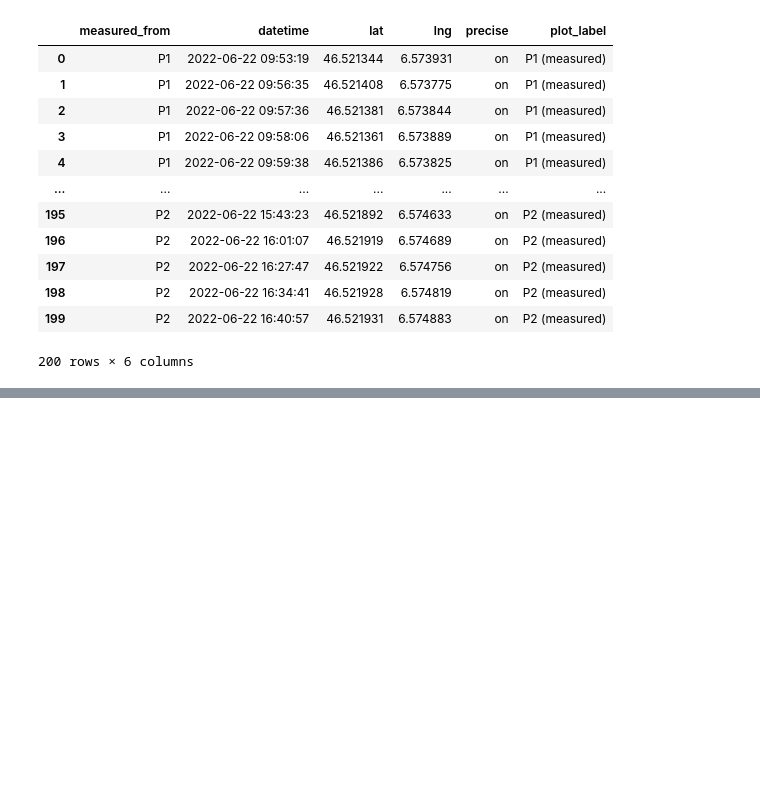
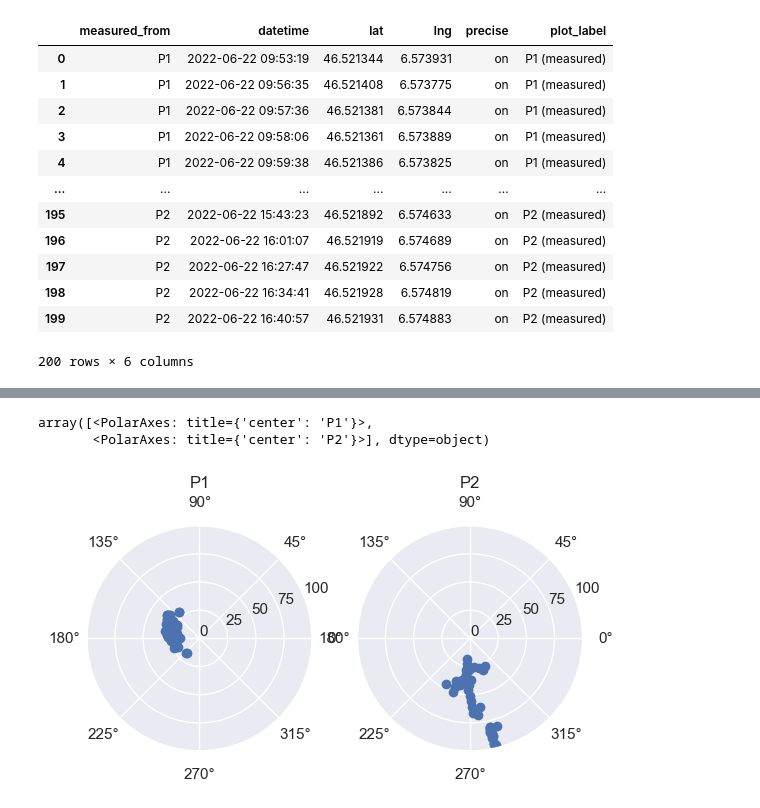
Before and after one commit to KlemenVovk/gps_evaluation, a Jupyter notebook: unil.ipynb, the cells around one changed output, grey strips where cells are left out. Cells and saved outputs as stored; diff of their text form; code cells hidden in the pictures; blank space fills up the shorter version.

```diff
--- a/unil.ipynb
+++ b/unil.ipynb
@@ -122,0 +158,21 @@ measurements_df
+# %%
+def visualize_polar(measurements_df, gt_points_df):
+    fig, ax = plt.subplots(1, gt_points_df.shape[0] - 1, subplot_kw=dict(polar=True))
+    # meters and degrees
+    for i, row in gt_points_df.iterrows():
+        if row["name"] == "E":
+            continue
+        proposal_name = row["name"]
+        proposal_data = measurements_df[measurements_df["measured_from"] == proposal_name]
+        ax[i].scatter(proposal_data["angle_rad"], proposal_data["dist"], label=proposal_name)
+        ax[i].set_title(proposal_name)
+        ax[i].set_ylim(0, 100)
+        ax[i].set_yticks([0, 25, 50, 75, 100])
+
+    return ax
+
+visualize_polar(measurements_df, gt_points_df)
+# %% [output]
+array([<PolarAxes: title={'center': 'P1'}>,
+       <PolarAxes: title={'center': 'P2'}>], dtype=object)
+[figure, added]
```
Also changed, not shown: parts of 6 cells of this notebook, 1 other file.
